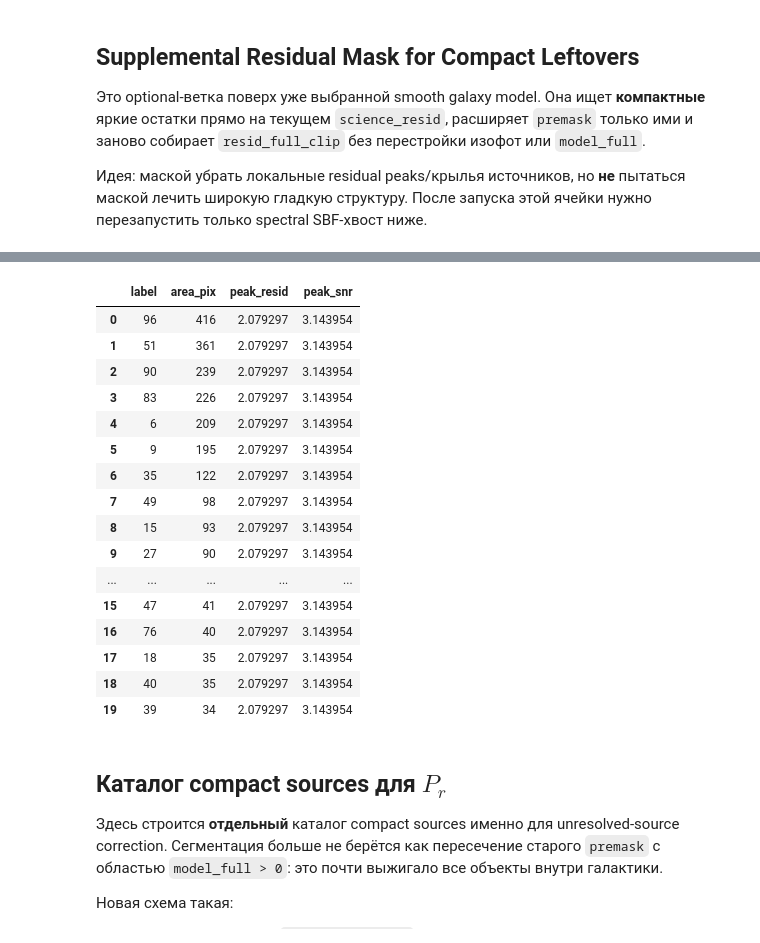
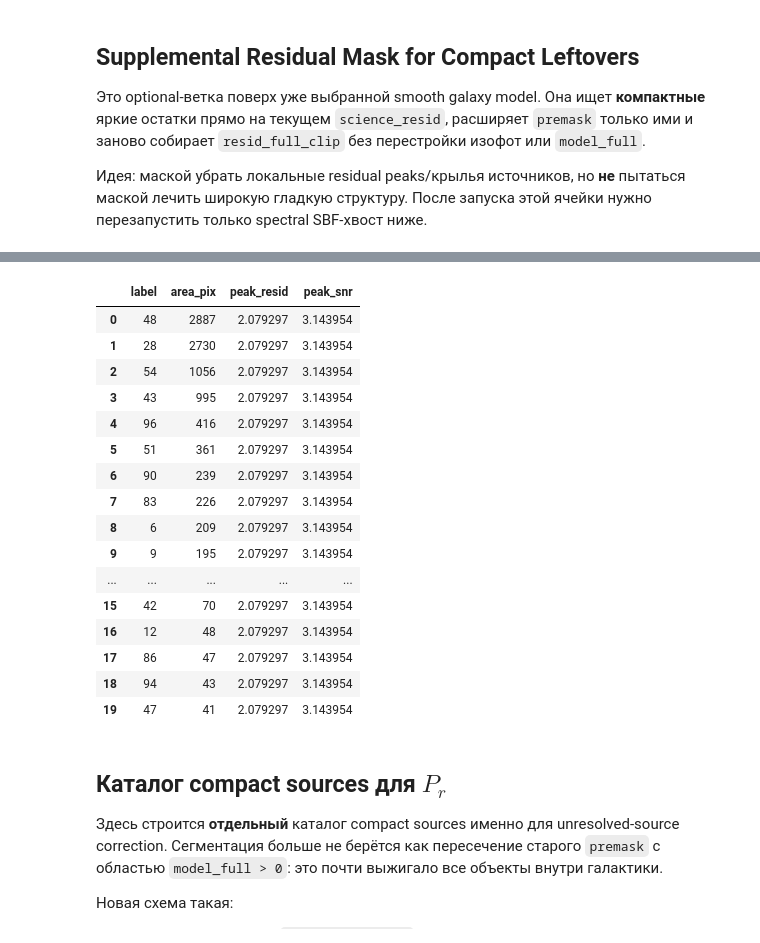
Before and after one commit to Saharochekl/course-work_4-SBF, a Jupyter notebook: code/sbf-1.ipynb, the cells around one changed output, grey strips where cells are left out. Cells and saved outputs as stored; diff of their text form; code cells hidden in the pictures.

```diff
--- a/code/sbf-1.ipynb
+++ b/code/sbf-1.ipynb
@@ -1631,7 +1634,7 @@ RESID_EXTRA_MASK_SIGMA = 3
 RESID_EXTRA_MASK_NPIX = 9
 RESID_EXTRA_MASK_KERNEL_SIGMA = 1.0
 RESID_EXTRA_MASK_DILATE = 2
-RESID_EXTRA_MASK_MAX_AREA = 900
+RESID_EXTRA_MASK_MAX_AREA = 3000
 RESID_EXTRA_MASK_POSITIVE_ONLY = True
 RESID_EXTRA_MASK_BRANCH = "compactresidmask"
 
@@ -1781,20 +1784,20 @@ display(df_resid_extra_sources.head(20))
 |  | label | area_pix | peak_resid | peak_snr |
-| 0 | 96 | 416 | 2.079297 | 3.143954 |
-| 1 | 51 | 361 | 2.079297 | 3.143954 |
-| 2 | 90 | 239 | 2.079297 | 3.143954 |
-| 3 | 83 | 226 | 2.079297 | 3.143954 |
-| 4 | 6 | 209 | 2.079297 | 3.143954 |
-| 5 | 9 | 195 | 2.079297 | 3.143954 |
-| 6 | 35 | 122 | 2.079297 | 3.143954 |
-| 7 | 49 | 98 | 2.079297 | 3.143954 |
-| 8 | 15 | 93 | 2.079297 | 3.143954 |
-| 9 | 27 | 90 | 2.079297 | 3.143954 |
+| 0 | 48 | 2887 | 2.079297 | 3.143954 |
+| 1 | 28 | 2730 | 2.079297 | 3.143954 |
+| 2 | 54 | 1056 | 2.079297 | 3.143954 |
+| 3 | 43 | 995 | 2.079297 | 3.143954 |
+| 4 | 96 | 416 | 2.079297 | 3.143954 |
+| 5 | 51 | 361 | 2.079297 | 3.143954 |
+| 6 | 90 | 239 | 2.079297 | 3.143954 |
+| 7 | 83 | 226 | 2.079297 | 3.143954 |
+| 8 | 6 | 209 | 2.079297 | 3.143954 |
+| 9 | 9 | 195 | 2.079297 | 3.143954 |
 | ... | ... | ... | ... | ... |
-| 15 | 47 | 41 | 2.079297 | 3.143954 |
-| 16 | 76 | 40 | 2.079297 | 3.143954 |
-| 17 | 18 | 35 | 2.079297 | 3.143954 |
-| 18 | 40 | 35 | 2.079297 | 3.143954 |
-| 19 | 39 | 34 | 2.079297 | 3.143954 |
+| 15 | 42 | 70 | 2.079297 | 3.143954 |
+| 16 | 12 | 48 | 2.079297 | 3.143954 |
+| 17 | 86 | 47 | 2.079297 | 3.143954 |
+| 18 | 94 | 43 | 2.079297 | 3.143954 |
+| 19 | 47 | 41 | 2.079297 | 3.143954 |
 # %% [markdown]
 ## Каталог compact sources для $P_r$
 
```
Also changed, not shown: parts of 51 cells of this notebook.
